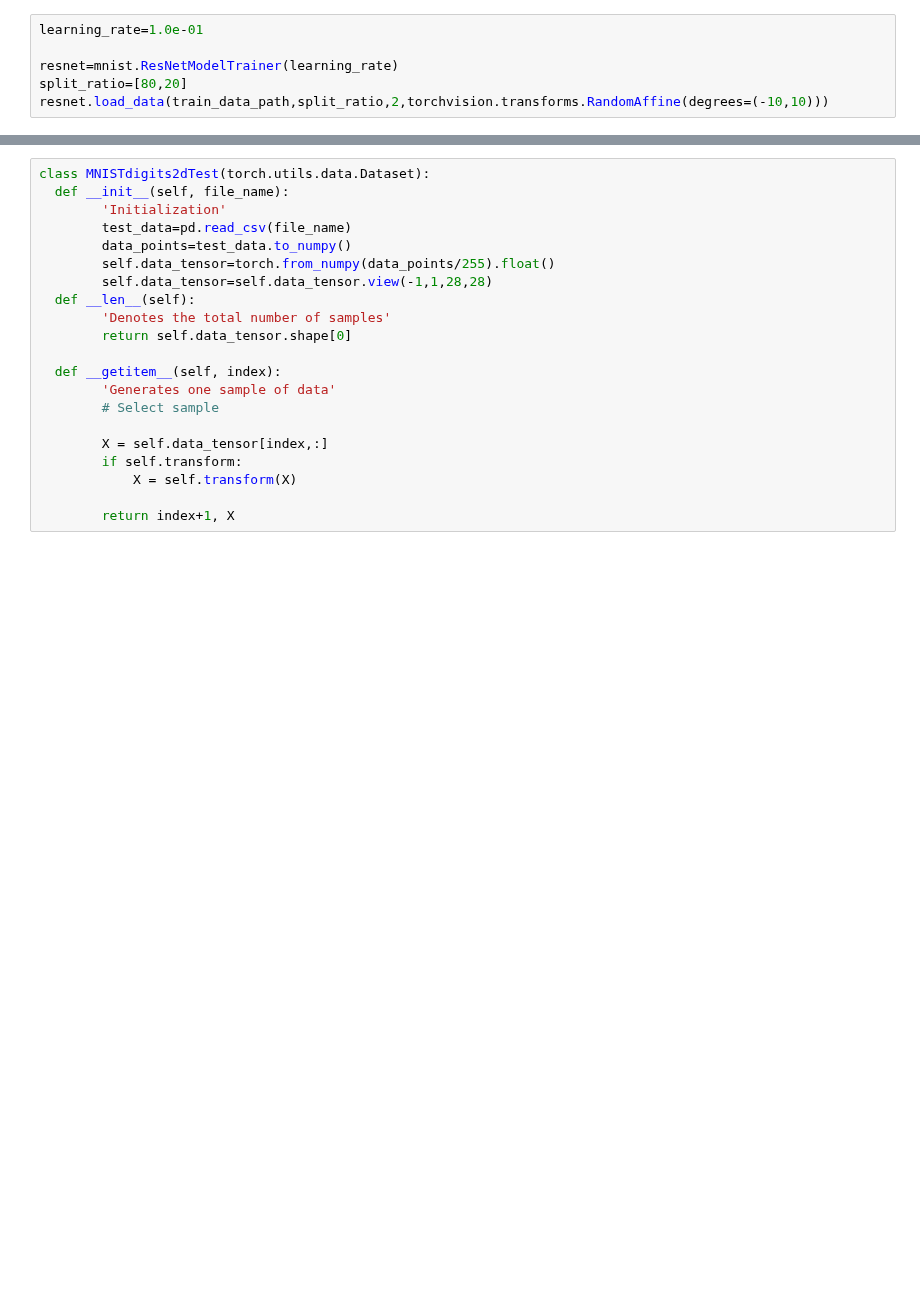
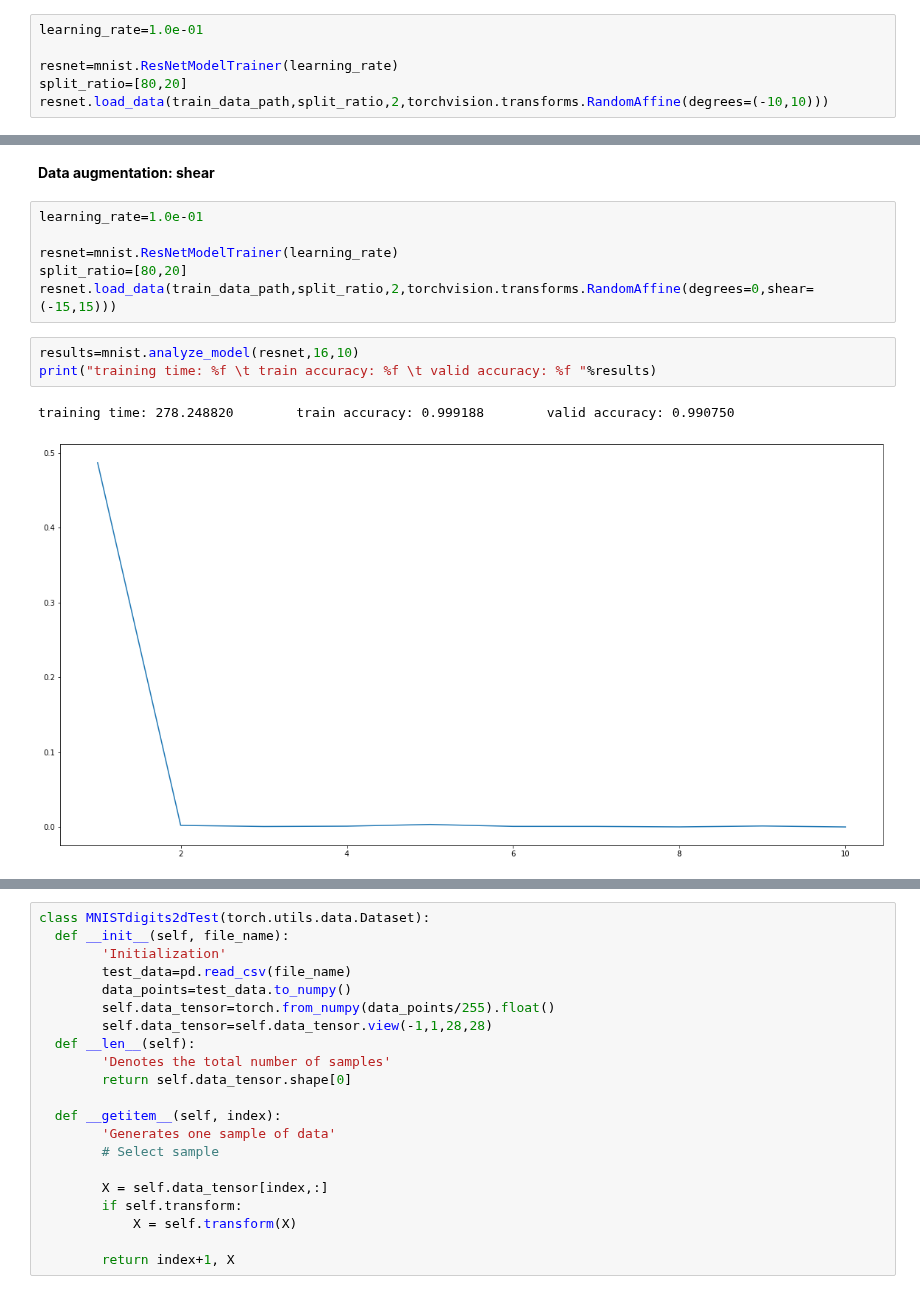
Before and after one commit to Marcin-Kisielowski/MNIST, a Jupyter notebook: mnist-resnet18.ipynb, the cells around one changed output, grey strips where cells are left out. Drawn from its saved outputs; the diff is of its cells as text; blank space fills up the shorter version.

```diff
--- a/mnist-resnet18.ipynb
+++ b/mnist-resnet18.ipynb
@@ -109,0 +110,14 @@ training time: 275.762794        train accuracy: 1.000000        valid accuracy:
+# %% [markdown]
+**Data augmentation: shear**
+# %%
+learning_rate=1.0e-01
+
+resnet=mnist.ResNetModelTrainer(learning_rate)
+split_ratio=[80,20]
+resnet.load_data(train_data_path,split_ratio,2,torchvision.transforms.RandomAffine(degrees=0,shear=(-15,15)))
+# %%
+results=mnist.analyze_model(resnet,16,10)
+print("training time: %f \t train accuracy: %f \t valid accuracy: %f "%results)
+# %% [output]
+training time: 278.248820        train accuracy: 0.999188        valid accuracy: 0.990750
+[figure, added]
```
Also changed, not shown: parts of 34 cells of this notebook.
